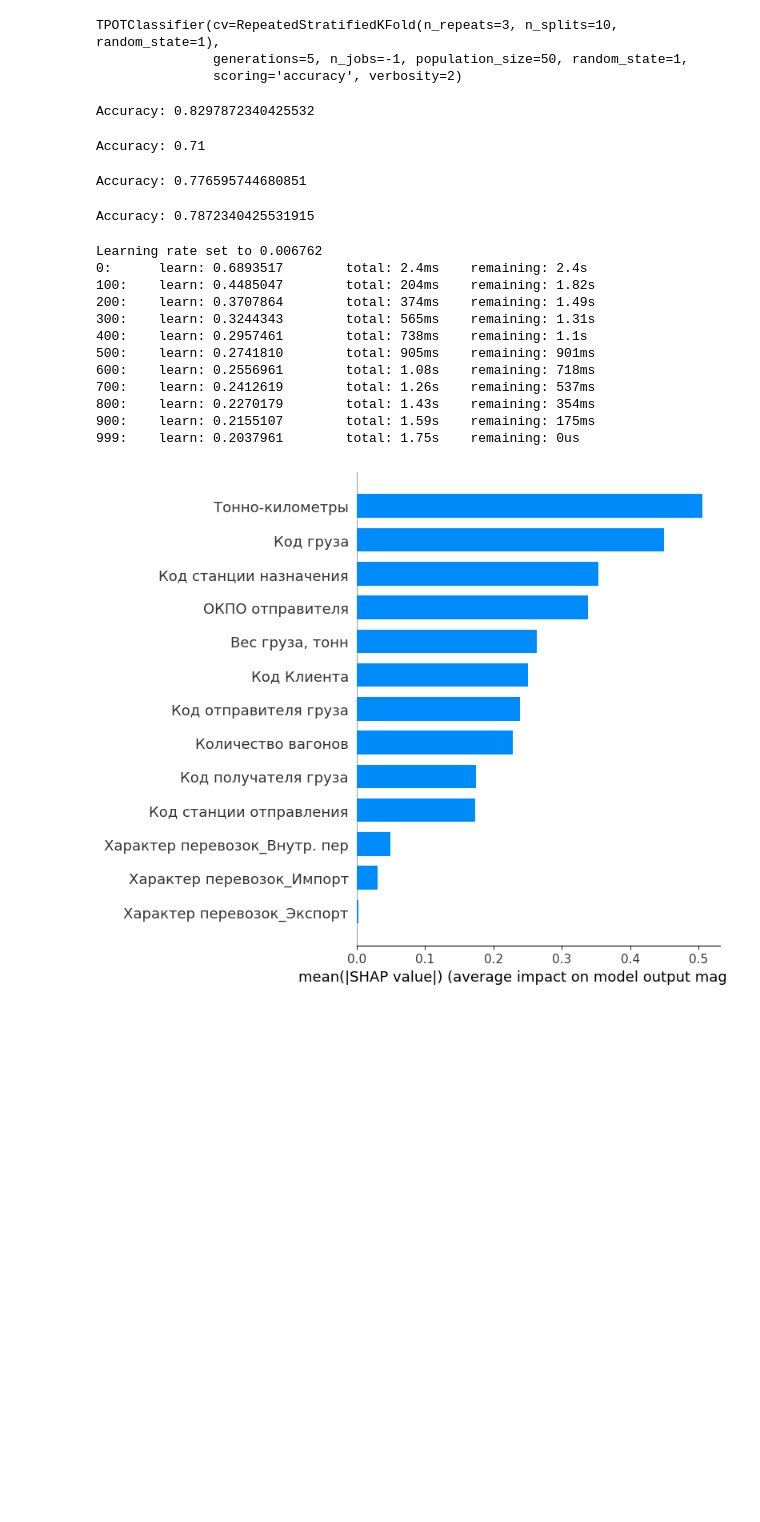
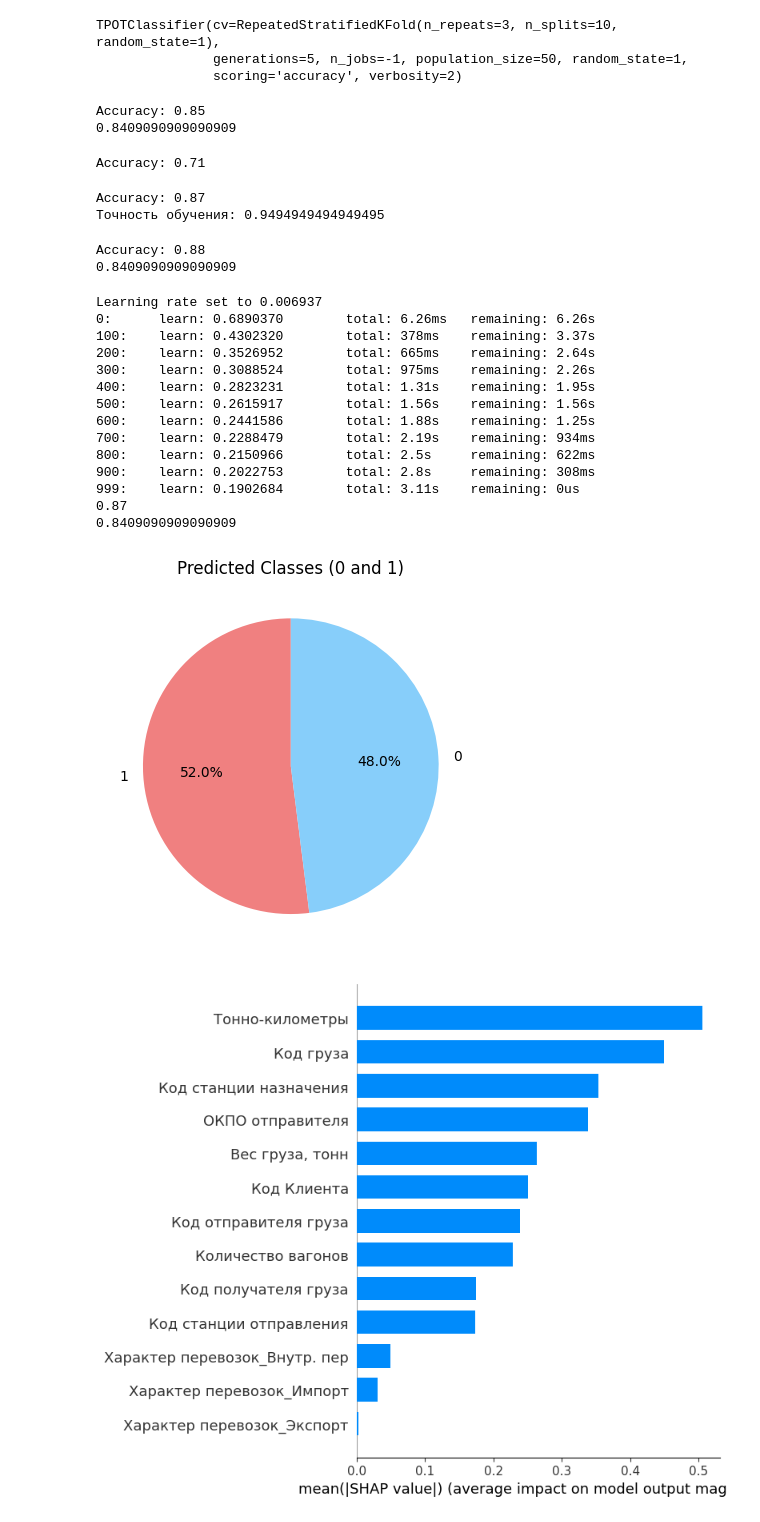
Before and after one commit to bukevsky/ML_university, a Jupyter notebook: ML.ipynb, the cells around one changed output. Drawn from its saved outputs; the diff is of its cells as text; code cells hidden in the pictures; blank space fills up the shorter version.

```diff
--- a/ML.ipynb
+++ b/ML.ipynb
@@ -337,12 +337,16 @@ best_model = RandomForestClassifier(bootstrap=True, criterion='gini', max_featur
 best_model.fit(X_train, y_train)
 
 y_pred = best_model.predict(X_test)
+y_train_pred = best_model.predict(X_train)
 
 accuracy = accuracy_score(y_test, y_pred)
 print(f'Accuracy: {accuracy}')
+accuracy_train = accuracy_score(y_train, y_train_pred)
+print(accuracy_train)
 #По лучшей модели смотрим точность
 # %% [output]
-Accuracy: 0.8297872340425532
+Accuracy: 0.85
+0.8409090909090909
 # %%
 from sklearn.neighbors import KNeighborsClassifier
 
@@ -368,24 +372,33 @@ y_pred = gb_classifier.predict(X_test)
 
 accuracy = accuracy_score(y_test, y_pred)
 print(f'Accuracy: {accuracy}')
+
+train_accuracy = gb_classifier.score(X_train, y_train)
+
+print(f'Точность обучения: {train_accuracy}')
 #ВЫбрал модель градиентный бустинг и оценил ее точность
 # %% [output]
-Accuracy: 0.776595744680851
+Accuracy: 0.87
+Точность обучения: 0.9494949494949495
 # %%
 from sklearn.ensemble import RandomForestClassifier
 from sklearn.metrics import accuracy_score
 
-rf_classifier = RandomForestClassifier()
+rf_classifier = RandomForestClassifier(n_estimators=100)
 
 rf_classifier.fit(X_train, y_train)
 
 y_pred = rf_classifier.predict(X_test)
+y_train_pred = best_model.predict(X_train)
 
 accuracy = accuracy_score(y_test, y_pred)
 print(f'Accuracy: {accuracy}')
+accuracy_train = accuracy_score(y_train, y_train_pred)
+print(accuracy_train)
 #ВЫбрал модель случайный лес и оценил ее точность
 # %% [output]
-Accuracy: 0.7872340425531915
+Accuracy: 0.88
+0.8409090909090909
 # %%
 from catboost import CatBoostClassifier
 from sklearn.metrics import accuracy_score
@@ -397,21 +410,41 @@ model.fit(X_train, y_train, verbose=100)
 # Получаем предсказания для тестовых данных
 y_pred = model.predict(X_test)
 
+y_train_pred = best_model.predict(X_train)
+
 # Рассчитываем точность
 accuracy = accuracy_score(y_test, y_pred)
+print(accuracy)
+accuracy_train = accuracy_score(y_train, y_train_pred)
+print(accuracy_train)
 # %% [output]
-Learning rate set to 0.006762
-0:      learn: 0.6893517        total: 2.4ms    remaining: 2.4s
-100:    learn: 0.4485047        total: 204ms    remaining: 1.82s
-200:    learn: 0.3707864        total: 374ms    remaining: 1.49s
-300:    learn: 0.3244343        total: 565ms    remaining: 1.31s
-400:    learn: 0.2957461        total: 738ms    remaining: 1.1s
-500:    learn: 0.2741810        total: 905ms    remaining: 901ms
-600:    learn: 0.2556961        total: 1.08s    remaining: 718ms
-700:    learn: 0.2412619        total: 1.26s    remaining: 537ms
-800:    learn: 0.2270179        total: 1.43s    remaining: 354ms
-900:    learn: 0.2155107        total: 1.59s    remaining: 175ms
-999:    learn: 0.2037961        total: 1.75s    remaining: 0us
+Learning rate set to 0.006937
+0:      learn: 0.6890370        total: 6.26ms   remaining: 6.26s
+100:    learn: 0.4302320        total: 378ms    remaining: 3.37s
+200:    learn: 0.3526952        total: 665ms    remaining: 2.64s
+300:    learn: 0.3088524        total: 975ms    remaining: 2.26s
+400:    learn: 0.2823231        total: 1.31s    remaining: 1.95s
+500:    learn: 0.2615917        total: 1.56s    remaining: 1.56s
+600:    learn: 0.2441586        total: 1.88s    remaining: 1.25s
+700:    learn: 0.2288479        total: 2.19s    remaining: 934ms
+800:    learn: 0.2150966        total: 2.5s     remaining: 622ms
+900:    learn: 0.2022753        total: 2.8s     remaining: 308ms
+999:    learn: 0.1902684        total: 3.11s    remaining: 0us
+0.87
+0.8409090909090909
+# %%
+count_classes = pd.Series(y_pred).value_counts()
+
+# Create a pie chart
+labels = count_classes.index
+sizes = count_classes.values
+colors = ['lightcoral', 'lightskyblue']
+
+plt.pie(sizes, labels=labels, colors=colors, autopct='%1.1f%%', startangle=90)
+plt.title('Predicted Classes (0 and 1)')
+plt.show()
+# %% [output]
+[figure, added]
 # %%
 import shap
 explainer_your_model = shap.Explainer(model)
```
Also changed, not shown: parts of 2 cells of this notebook.
